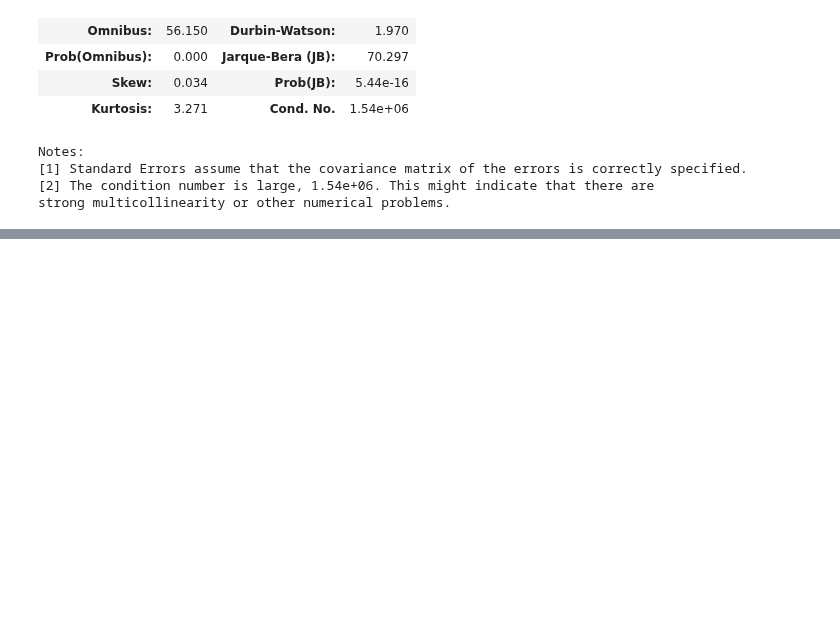
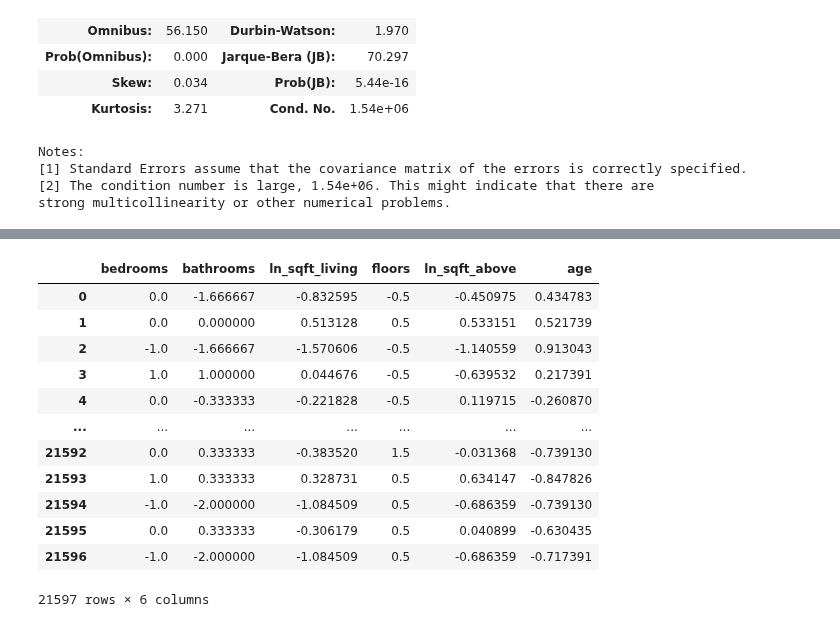
Before and after one commit to dermothethird/King_County_Housing_Project, a Jupyter notebook: Final Model Construction.ipynb, the cells around one changed output, grey strips where cells are left out. Saved outputs shown, nothing was run; the diff lists cells and outputs as text; code cells hidden in the pictures; blank space fills up the shorter version.

```diff
--- a/Final Model Construction.ipynb
+++ b/Final Model Construction.ipynb
@@ -255,0 +312,8 @@ strong multicollinearity or other numerical problems.
+# %%
+categorical_cond_ord = categorical_ordinal.drop(labels=['cond_ord'], axis=1)
+
+numeric_revised = numeric.drop(labels=['ln_sqft_living15','sqft_lot15','sqft_lot','renovated'], axis=1)
+
+ord_model1 = pd.concat([numeric_revised, categorical_cond_ord], axis=1)
+
+construct_model(ord_model1)
@@ -255,0 +348,20 @@ strong multicollinearity or other numerical problems.
+# %%
+rscale = RobustScaler()
+# %%
+rs = rscale.fit_transform(ord_model1.drop(labels='grade_ord', axis=1),target)
+rs_df = pd.DataFrame(rs, columns=ord_model1.drop(labels='grade_ord', axis=1).columns)
+rs_df
+# %% [output]
+|  | bedrooms | bathrooms | ln_sqft_living | floors | ln_sqft_above | age |
+| 0 | 0.0 | -1.666667 | -0.832595 | -0.5 | -0.450975 | 0.434783 |
+| 1 | 0.0 | 0.000000 | 0.513128 | 0.5 | 0.533151 | 0.521739 |
+| 2 | -1.0 | -1.666667 | -1.570606 | -0.5 | -1.140559 | 0.913043 |
+| 3 | 1.0 | 1.000000 | 0.044676 | -0.5 | -0.639532 | 0.217391 |
+| 4 | 0.0 | -0.333333 | -0.221828 | -0.5 | 0.119715 | -0.260870 |
+| ... | ... | ... | ... | ... | ... | ... |
+| 21592 | 0.0 | 0.333333 | -0.383520 | 1.5 | -0.031368 | -0.739130 |
+| 21593 | 1.0 | 0.333333 | 0.328731 | 0.5 | 0.634147 | -0.847826 |
+| 21594 | -1.0 | -2.000000 | -1.084509 | 0.5 | -0.686359 | -0.739130 |
+| 21595 | 0.0 | 0.333333 | -0.306179 | 0.5 | 0.040899 | -0.630435 |
+| 21596 | -1.0 | -2.000000 | -1.084509 | 0.5 | -0.686359 | -0.717391 |
+21597 rows × 6 columns
```
Also changed, not shown: parts of 7 cells of this notebook, 1 other file.
